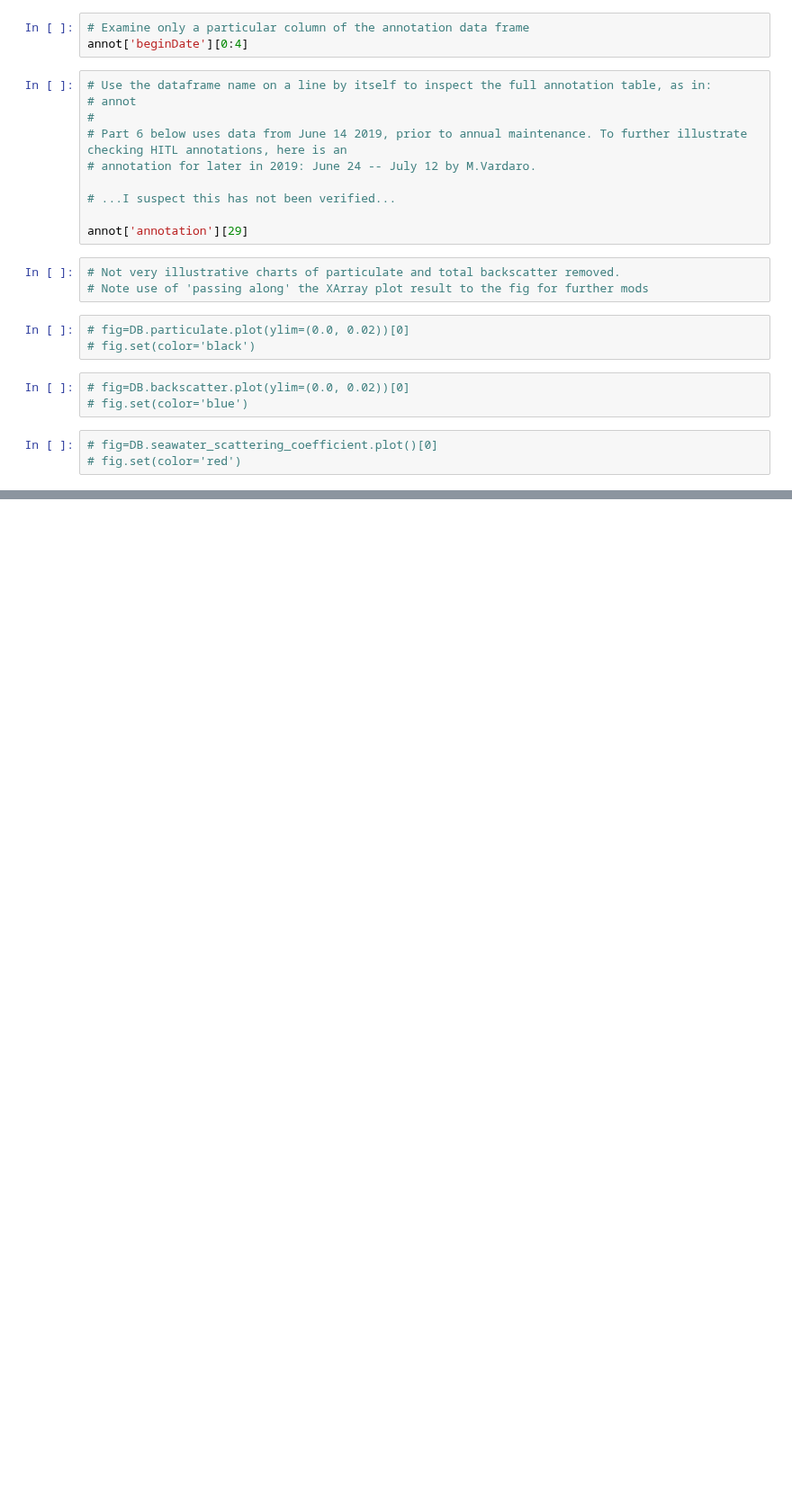
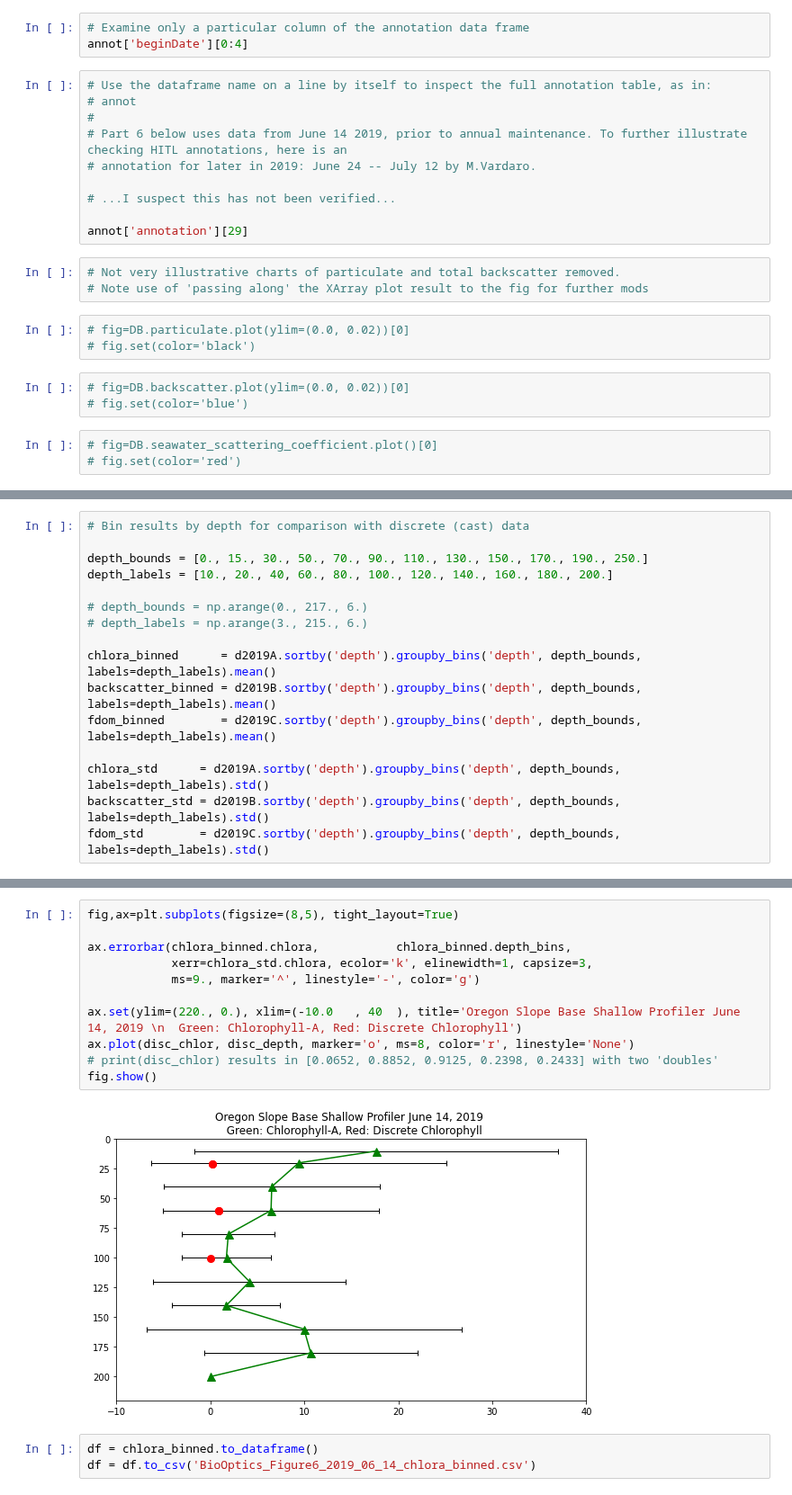
Before and after one commit to robfatland/ocean, a Jupyter notebook: NotesOnDQGN.ipynb, the cells around one changed output, grey strips where cells are left out. Shown at 90% size. Saved outputs shown, nothing was run; the diff lists cells and outputs as text; blank space fills up the shorter version.

```diff
--- a/NotesOnDQGN.ipynb
+++ b/NotesOnDQGN.ipynb
@@ -41,0 +312,16 @@ annot['annotation'][29]
+# %%
+# Bin results by depth for comparison with discrete (cast) data
+
+depth_bounds = [0., 15., 30., 50., 70., 90., 110., 130., 150., 170., 190., 250.]
+depth_labels = [10., 20., 40, 60., 80., 100., 120., 140., 160., 180., 200.]
+
+# depth_bounds = np.arange(0., 217., 6.)
+# depth_labels = np.arange(3., 215., 6.)
+
+chlora_binned      = d2019A.sortby('depth').groupby_bins('depth', depth_bounds, labels=depth_labels).mean()
+backscatter_binned = d2019B.sortby('depth').groupby_bins('depth', depth_bounds, labels=depth_labels).mean()
+fdom_binned        = d2019C.sortby('depth').groupby_bins('depth', depth_bounds, labels=depth_labels).mean()
+
+chlora_std      = d2019A.sortby('depth').groupby_bins('depth', depth_bounds, labels=depth_labels).std()
+backscatter_std = d2019B.sortby('depth').groupby_bins('depth', depth_bounds, labels=depth_labels).std()
+fdom_std        = d2019C.sortby('depth').groupby_bins('depth', depth_bounds, labels=depth_labels).std()
@@ -41,0 +365,16 @@ annot['annotation'][29]
+# %%
+fig,ax=plt.subplots(figsize=(8,5), tight_layout=True)
+
+ax.errorbar(chlora_binned.chlora,           chlora_binned.depth_bins,
+            xerr=chlora_std.chlora, ecolor='k', elinewidth=1, capsize=3,
+            ms=9., marker='^', linestyle='-', color='g')
+
+ax.set(ylim=(220., 0.), xlim=(-10.0   , 40  ), title='Oregon Slope Base Shallow Profiler June 14, 2019 \n  Green: Chlorophyll-A, Red: Discrete Chlorophyll')
+ax.plot(disc_chlor, disc_depth, marker='o', ms=8, color='r', linestyle='None')
+# print(disc_chlor) results in [0.0652, 0.8852, 0.9125, 0.2398, 0.2433] with two 'doubles'
+fig.show()
+# %% [output]
+[figure, added]
+# %%
+df = chlora_binned.to_dataframe()
+df = df.to_csv('BioOptics_Figure6_2019_06_14_chlora_binned.csv')
```
Also changed, not shown: parts of 14 cells of this notebook.
